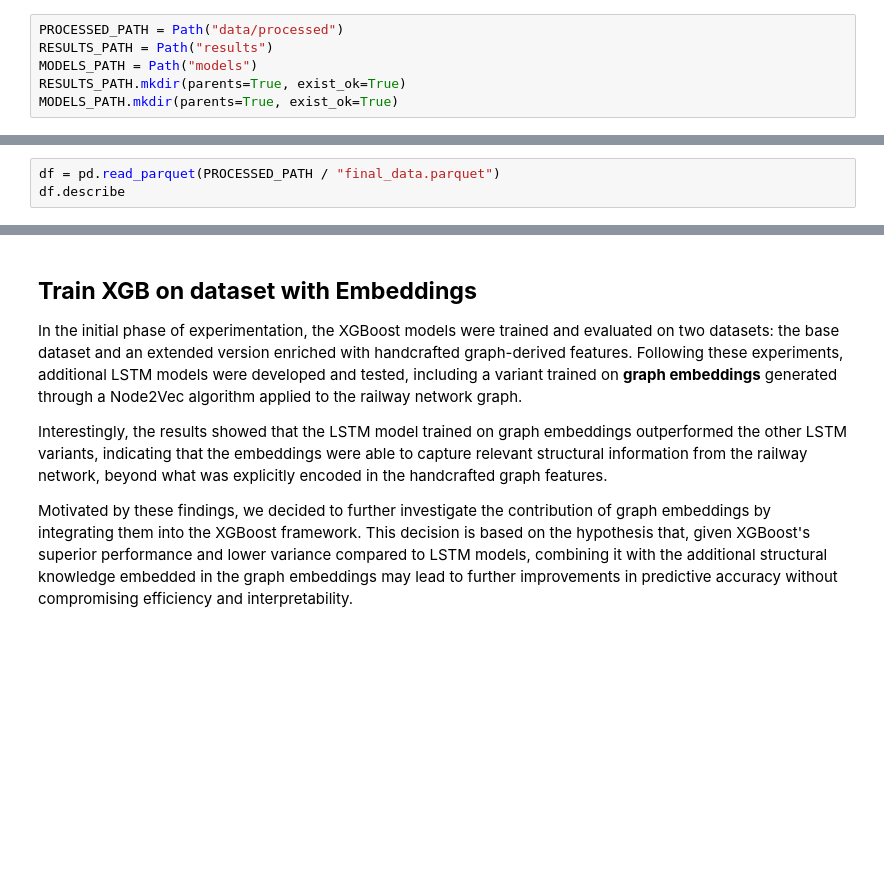
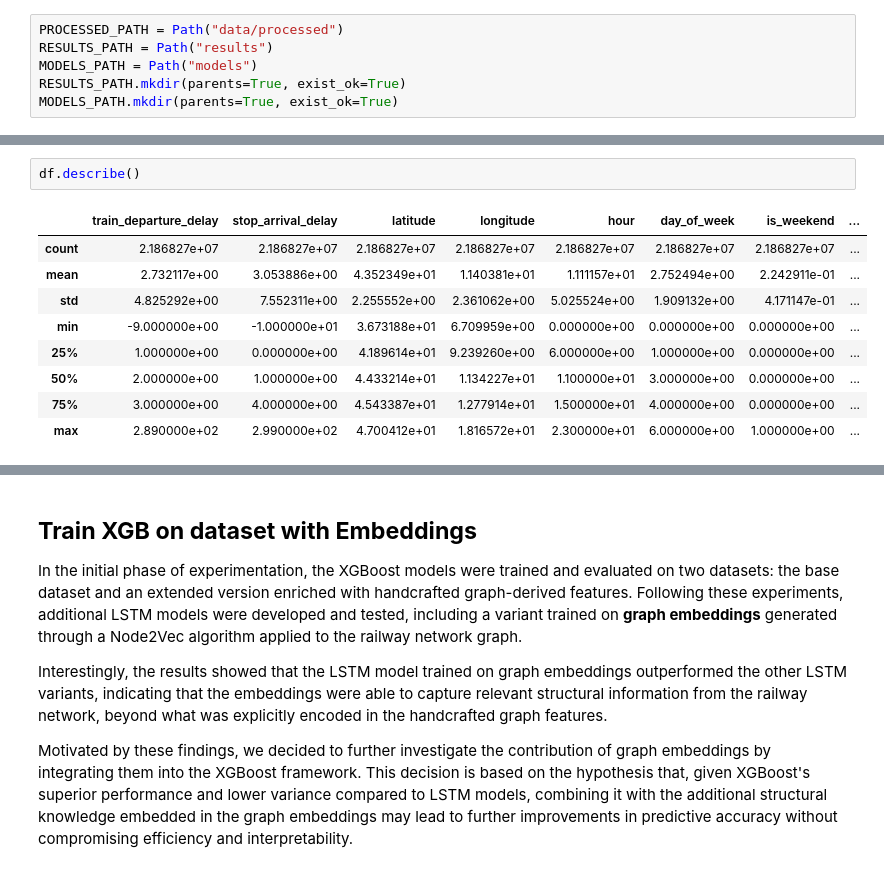
Before and after one commit to npinto97/graph-enhanced-train-delay-prediction, a Jupyter notebook: 4_2_xgboost.ipynb, the cells around one changed output, grey strips where cells are left out. Saved outputs shown, nothing was run; the diff lists cells and outputs as text; blank space fills up the shorter version.

```diff
--- a/4_2_xgboost.ipynb
+++ b/4_2_xgboost.ipynb
@@ -162,6 +202,15 @@ print(results_df)
-# %%
-df = pd.read_parquet(PROCESSED_PATH / "final_data.parquet")
-df.describe
+# %%
+df.describe()
+# %% [output]
+|  | train_departure_delay | stop_arrival_delay | latitude | longitude | hour | day_of_week | is_weekend | ... |
+| count | 2.186827e+07 | 2.186827e+07 | 2.186827e+07 | 2.186827e+07 | 2.186827e+07 | 2.186827e+07 | 2.186827e+07 | ... |
+| mean | 2.732117e+00 | 3.053886e+00 | 4.352349e+01 | 1.140381e+01 | 1.111157e+01 | 2.752494e+00 | 2.242911e-01 | ... |
+| std | 4.825292e+00 | 7.552311e+00 | 2.255552e+00 | 2.361062e+00 | 5.025524e+00 | 1.909132e+00 | 4.171147e-01 | ... |
+| min | -9.000000e+00 | -1.000000e+01 | 3.673188e+01 | 6.709959e+00 | 0.000000e+00 | 0.000000e+00 | 0.000000e+00 | ... |
+| 25% | 1.000000e+00 | 0.000000e+00 | 4.189614e+01 | 9.239260e+00 | 6.000000e+00 | 1.000000e+00 | 0.000000e+00 | ... |
+| 50% | 2.000000e+00 | 1.000000e+00 | 4.433214e+01 | 1.134227e+01 | 1.100000e+01 | 3.000000e+00 | 0.000000e+00 | ... |
+| 75% | 3.000000e+00 | 4.000000e+00 | 4.543387e+01 | 1.277914e+01 | 1.500000e+01 | 4.000000e+00 | 0.000000e+00 | ... |
+| max | 2.890000e+02 | 2.990000e+02 | 4.700412e+01 | 1.816572e+01 | 2.300000e+01 | 6.000000e+00 | 1.000000e+00 | ... |
 # %% [markdown]
 ## **Evaluation**
 
```
Also changed, not shown: parts of 21 cells of this notebook, 5 other files.
